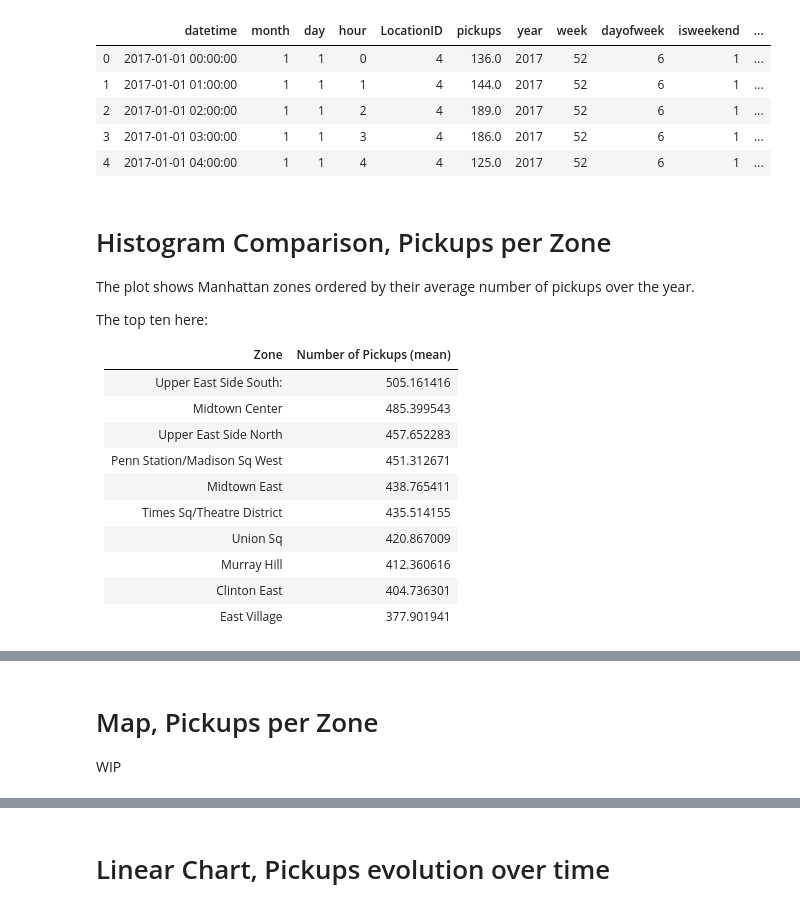
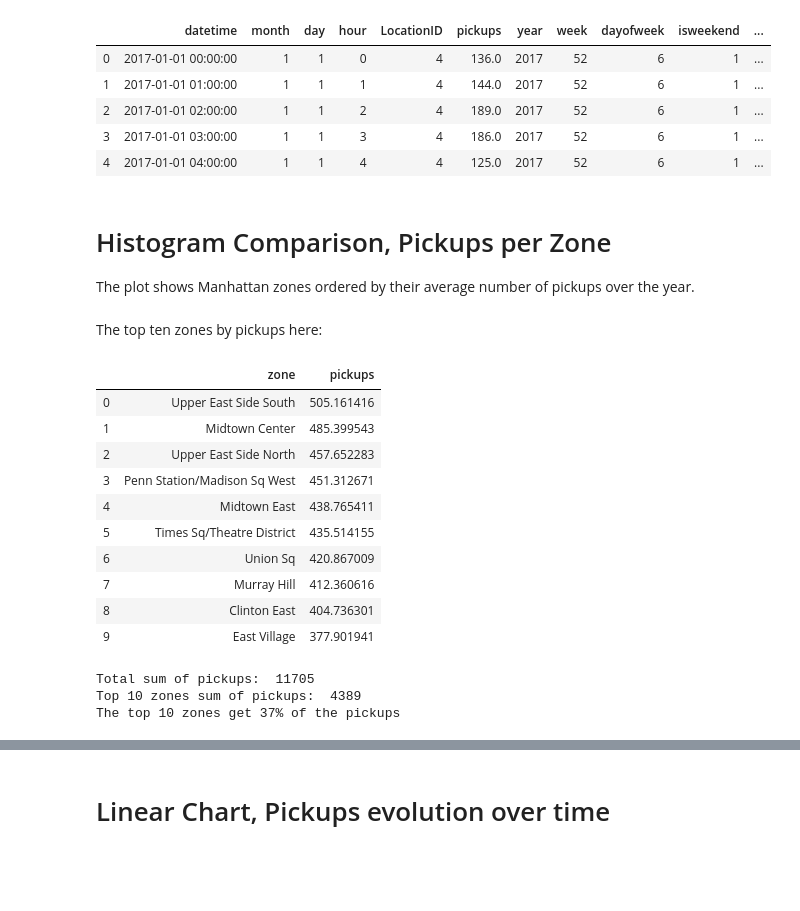
Before and after one commit to angelrps/MasterDataScience_FinalProject, a Jupyter notebook: notebooks/Data_Analysis_01.ipynb, the cells around one changed output, grey strips where cells are left out. Cells and saved outputs as stored; diff of their text form; code cells hidden in the pictures; blank space fills up the shorter version.

```diff
--- a/notebooks/Data_Analysis_01.ipynb
+++ b/notebooks/Data_Analysis_01.ipynb
@@ -70,24 +72,41 @@ df2.head()
 | 2 | 2017-01-01 02:00:00 | 1 | 1 | 2 | 4 | 189.0 | 2017 | 52 | 6 | 1 | ... |
 | 3 | 2017-01-01 03:00:00 | 1 | 1 | 3 | 4 | 186.0 | 2017 | 52 | 6 | 1 | ... |
 | 4 | 2017-01-01 04:00:00 | 1 | 1 | 4 | 4 | 125.0 | 2017 | 52 | 6 | 1 | ... |
-# %% [markdown]
-# Histogram Comparison, Pickups per Zone
-The plot shows Manhattan zones ordered by their average number of pickups over the year.
-
-The top ten here:
-
-|Zone|Number of Pickups (mean)|
-| --- | --- |
-|Upper East Side South:|505.161416|
-|Midtown Center|485.399543|
-|Upper East Side North|457.652283|
-|Penn Station/Madison Sq West|451.312671|
-|Midtown East|438.765411|
-|Times Sq/Theatre District|435.514155|
-|Union Sq|420.867009|
-|Murray Hill|412.360616|
-|Clinton East|404.736301|
-|East Village|377.901941|
+# %% [markdown]
+# Histogram Comparison, Pickups per Zone
+The plot shows Manhattan zones ordered by their average number of pickups over the year.
+# %% [markdown]
+The top ten zones by pickups here:
+# %%
+df_grouped = df2[['zone', 'pickups']]
+df_grouped = df_grouped.groupby('zone').mean().sort_values('pickups', ascending=False).reset_index()
+display(df_grouped.head(10))
+
+# all zones sum
+all_sum = df_grouped.sum(axis=0)[1]
+
+# top 10 zones sum
+df_grouped_top10 = df_grouped[0:10]
+top10_sum = df_grouped_top10.sum(axis=0)[1]
+
+print('Total sum of pickups: ', int(all_sum))
+print('Top 10 zones sum of pickups: ', int(top10_sum))
+print('The top 10 zones get {0}% of the pickups'.format(int(top10_sum/all_sum*100)))
+# %% [output]
+|  | zone | pickups |
+| 0 | Upper East Side South | 505.161416 |
+| 1 | Midtown Center | 485.399543 |
+| 2 | Upper East Side North | 457.652283 |
+| 3 | Penn Station/Madison Sq West | 451.312671 |
+| 4 | Midtown East | 438.765411 |
+| 5 | Times Sq/Theatre District | 435.514155 |
+| 6 | Union Sq | 420.867009 |
+| 7 | Murray Hill | 412.360616 |
+| 8 | Clinton East | 404.736301 |
+| 9 | East Village | 377.901941 |
+Total sum of pickups:  11705
+Top 10 zones sum of pickups:  4389
+The top 10 zones get 37% of the pickups
 # %%
 df_grouped = df2[['zone', 'pickups']]
 df_grouped = df_grouped.groupby('zone').mean().sort_values('pickups', ascending=False).reset_index()
@@ -105,6 +124,3 @@ pickups_by_zone = alt.Chart(df_grouped).mark_bar().encode(
 pickups_by_zone
 # %% [output]
 [interactive output not drawn]
-# %% [markdown]
-# Map, Pickups per Zone
-WIP
```
Also changed, not shown: parts of 14 cells of this notebook.
